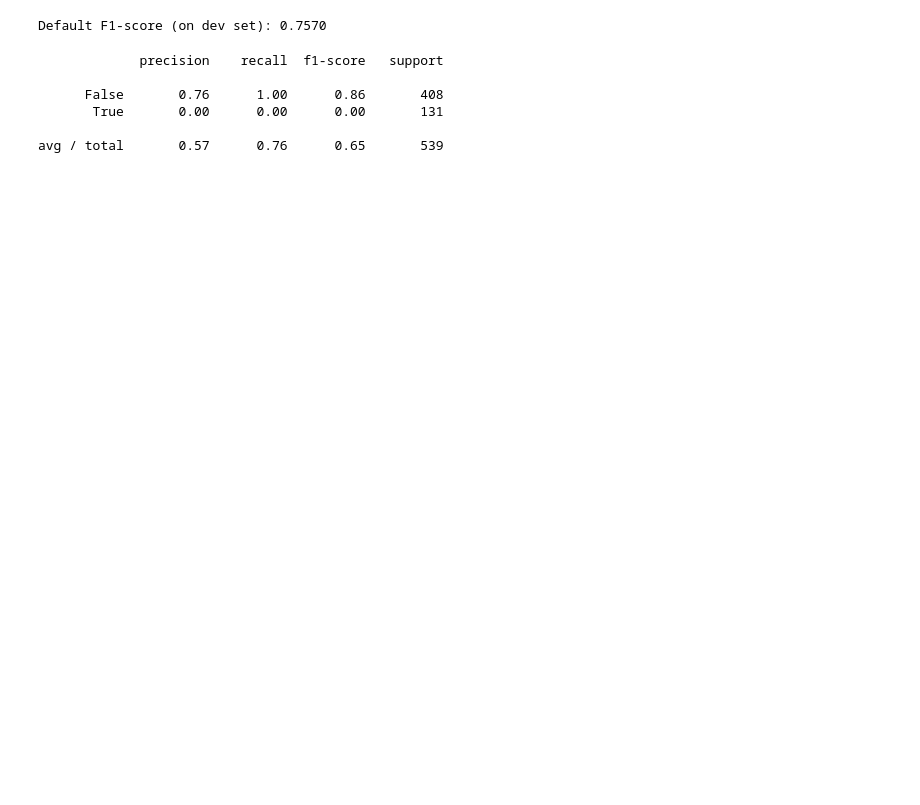
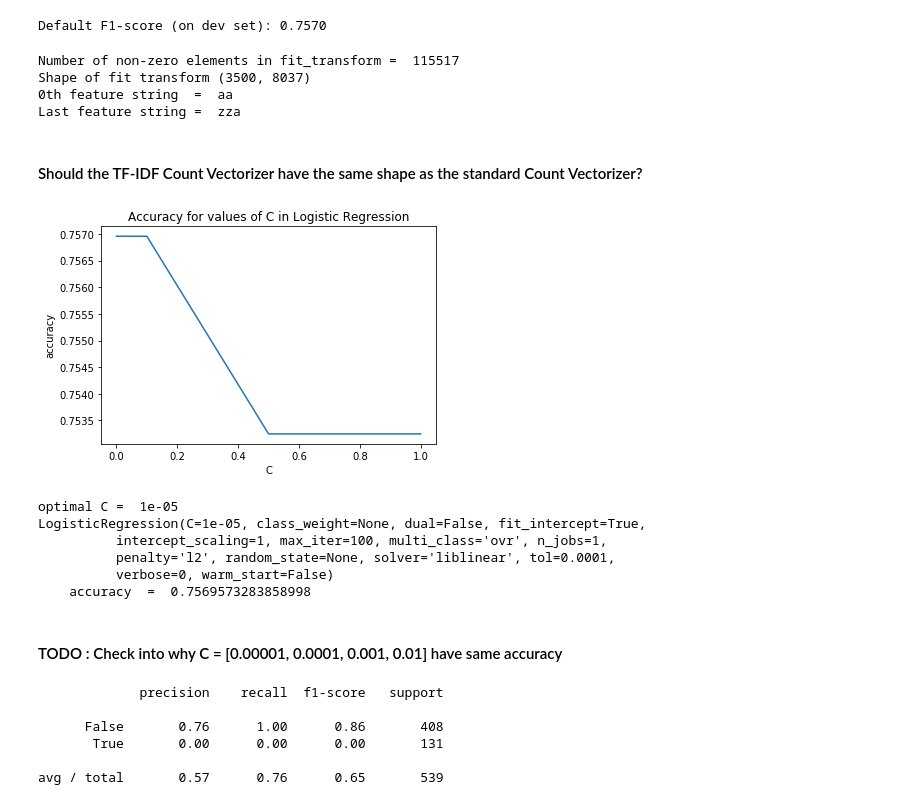
Before and after one commit to gkarnataki/w207-final-project, a Jupyter notebook: Price-baseline.ipynb, the cells around one changed output. Saved outputs shown, nothing was run; the diff lists cells and outputs as text; code cells hidden in the pictures; blank space fills up the shorter version.

```diff
--- a/Price-baseline.ipynb
+++ b/Price-baseline.ipynb
@@ -119,13 +114,39 @@ LogisticRegression(C=0.01, class_weight=None, dual=False, fit_intercept=True,
 # %%
-cv = TfidfVectorizer(stop_words='english',preprocessor=better_preprocessor,tokenizer=stemming_tokenizer)
-transformer = cv.fit_transform(train_data)
+# Name for CountVectorizer and Fit Transform changed to differentiate
+# variable names between candidateVectorizers used in other cells
+tfidf = TfidfVectorizer(stop_words='english',preprocessor=better_preprocessor,tokenizer=stemming_tokenizer)
+tfidf_transformer = tfidf.fit_transform(train_data)
 classifier = LogisticRegression(C=0.001)
-classifier.fit(transformer,train_labels)
-dev_data_trans = cv.transform(dev_data)
+classifier.fit(tfidf_transformer,train_labels)
+dev_data_trans = tfidf.transform(dev_data)
 y_pred = classifier.predict(dev_data_trans)
 print "Default F1-score (on dev set): %.4f" % metrics.accuracy_score(y_true=dev_labels, y_pred=y_pred)
 # %% [output]
 Default F1-score (on dev set): 0.7570
+# %%
+print "Number of non-zero elements in fit_transform = ",tfidf_transformer.nnz
+print "Shape of fit transform",tfidf_transformer.shape
+print "0th feature string  = ",tfidf.get_feature_names()[0]
+print "Last feature string = ",tfidf.get_feature_names()[tfidf_transformer.shape[1]-1]
+# %% [output]
+Number of non-zero elements in fit_transform =  115517
+Shape of fit transform (3500, 8037)
+0th feature string  =  aa
+Last feature string =  zza
+# %% [markdown]
+#### Should the TF-IDF Count Vectorizer have the same shape as the standard Count Vectorizer?
+# %%
+log_res_optimal_C(tfidf,train_data,train_labels,dev_data,dev_labels,[0.00001, 0.0001, 0.001, 0.01, 0.1, 0.5, 1.0])
+# %% [output]
+[figure, added]
+optimal C =  1e-05
+LogisticRegression(C=1e-05, class_weight=None, dual=False, fit_intercept=True,
+          intercept_scaling=1, max_iter=100, multi_class='ovr', n_jobs=1,
+          penalty='l2', random_state=None, solver='liblinear', tol=0.0001,
+          verbose=0, warm_start=False)
+    accuracy  =  0.7569573283858998
+# %% [markdown]
+#### TODO : Check into why C = [0.00001, 0.0001, 0.001, 0.01] have same accuracy
 # %%
 print metrics.classification_report(y_true=dev_labels, y_pred=y_pred)
 # %% [output]
```
Also changed, not shown: parts of 5 cells of this notebook.
